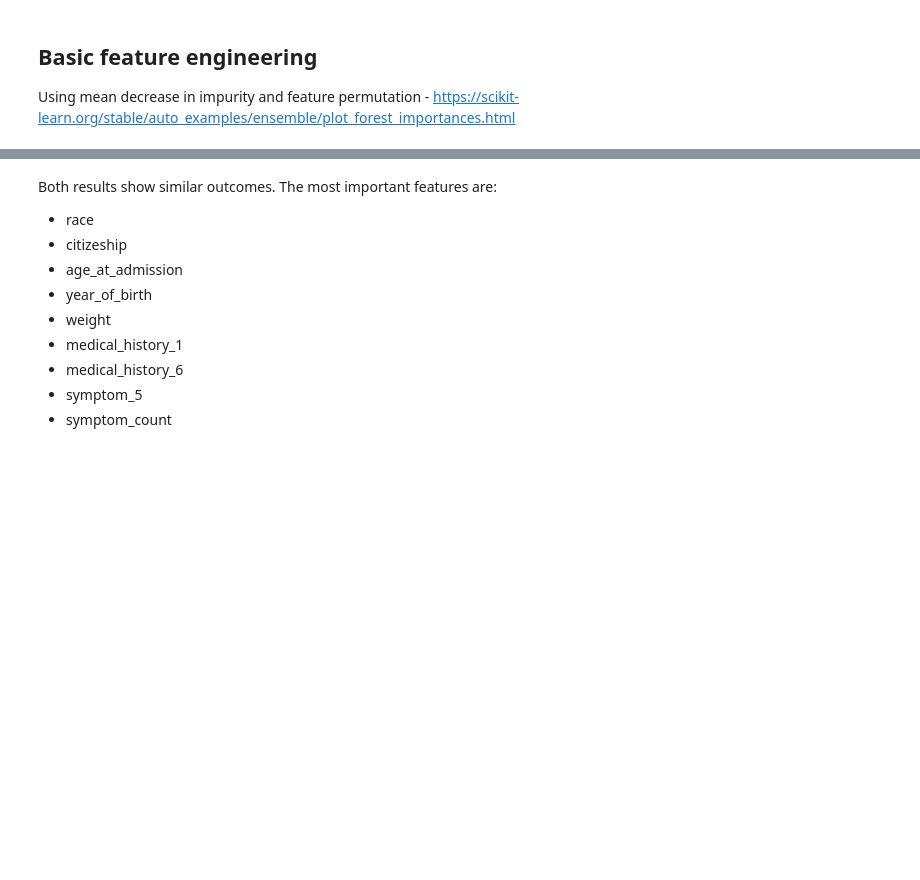
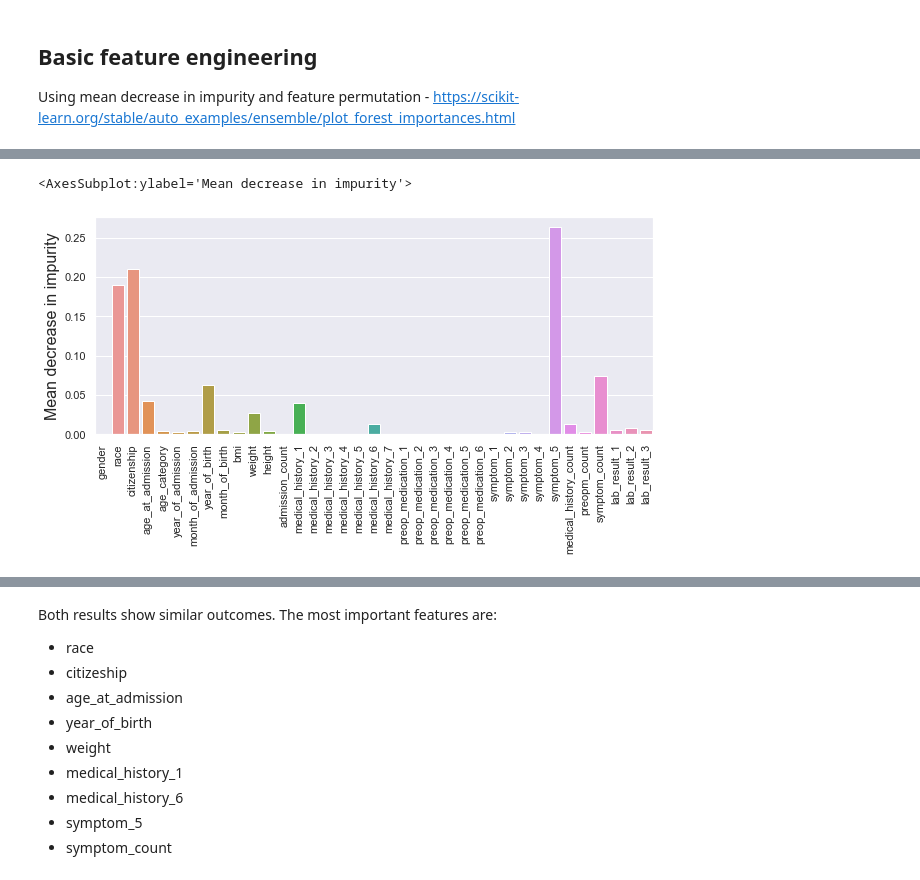
Before and after one commit to ripervail/Holmusk_analysis, a Jupyter notebook: model_test.ipynb, the cells around one changed output, grey strips where cells are left out. Saved outputs shown, nothing was run; the diff lists cells and outputs as text; code cells hidden in the pictures; blank space fills up the shorter version.

```diff
--- a/model_test.ipynb
+++ b/model_test.ipynb
@@ -108,0 +127,11 @@ plt.show()
+# %%
+sns.set(rc={'figure.figsize':(10,4)})
+ax = sns.barplot(x=forest_importances.index, y=forest_importances.values)
+ax.set_xticklabels(ax.get_xticklabels(),rotation = 90)
+ax.set_ylabel("Mean decrease in impurity", fontsize = 16)
+# ax.set_ylabel("Mean accuracy decrease", fontsize = 16)
+# plt.subplots_adjust(bottom=0.5)
+ax
+# %% [output]
+<AxesSubplot:ylabel='Mean decrease in impurity'>
+[figure, added]
```
Also changed, not shown: parts of 5 cells of this notebook, 1 other file.
